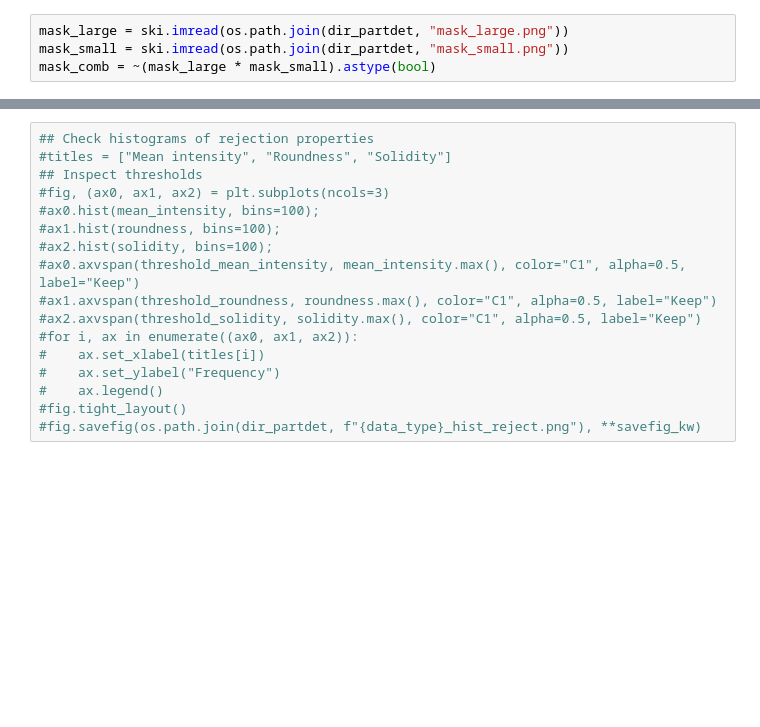
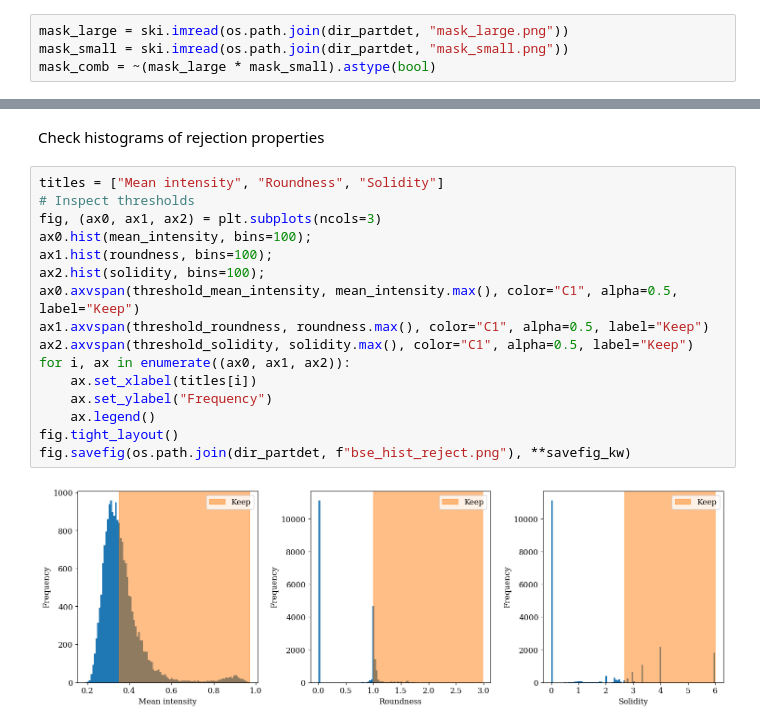
Before and after one commit to hakonanes/p-texture-al-mn-alloys, a Jupyter notebook: notebooks/bse2_particle_detection.ipynb, the cells around one changed output, grey strips where cells are left out. Drawn from its saved outputs; the diff is of its cells as text; blank space fills up the shorter version.

```diff
--- a/notebooks/bse2_particle_detection.ipynb
+++ b/notebooks/bse2_particle_detection.ipynb
@@ -243,17 +240,20 @@ MapRegions: 10545 0.7608719180899193
+# %% [markdown]
+Check histograms of rejection properties
 # %%
-## Check histograms of rejection properties
-#titles = ["Mean intensity", "Roundness", "Solidity"]
-## Inspect thresholds
-#fig, (ax0, ax1, ax2) = plt.subplots(ncols=3)
-#ax0.hist(mean_intensity, bins=100);
-#ax1.hist(roundness, bins=100);
-#ax2.hist(solidity, bins=100);
-#ax0.axvspan(threshold_mean_intensity, mean_intensity.max(), color="C1", alpha=0.5, label="Keep")
-#ax1.axvspan(threshold_roundness, roundness.max(), color="C1", alpha=0.5, label="Keep")
-#ax2.axvspan(threshold_solidity, solidity.max(), color="C1", alpha=0.5, label="Keep")
-#for i, ax in enumerate((ax0, ax1, ax2)):
-#    ax.set_xlabel(titles[i])
-#    ax.set_ylabel("Frequency")
-#    ax.legend()
-#fig.tight_layout()
-#fig.savefig(os.path.join(dir_partdet, f"{data_type}_hist_reject.png"), **savefig_kw)
+titles = ["Mean intensity", "Roundness", "Solidity"]
+# Inspect thresholds
+fig, (ax0, ax1, ax2) = plt.subplots(ncols=3)
+ax0.hist(mean_intensity, bins=100);
+ax1.hist(roundness, bins=100);
+ax2.hist(solidity, bins=100);
+ax0.axvspan(threshold_mean_intensity, mean_intensity.max(), color="C1", alpha=0.5, label="Keep")
+ax1.axvspan(threshold_roundness, roundness.max(), color="C1", alpha=0.5, label="Keep")
+ax2.axvspan(threshold_solidity, solidity.max(), color="C1", alpha=0.5, label="Keep")
+for i, ax in enumerate((ax0, ax1, ax2)):
+    ax.set_xlabel(titles[i])
+    ax.set_ylabel("Frequency")
+    ax.legend()
+fig.tight_layout()
+fig.savefig(os.path.join(dir_partdet, f"bse_hist_reject.png"), **savefig_kw)
+# %% [output]
+[figure, added]
```
Also changed, not shown: parts of 28 cells of this notebook, 4 other files.
